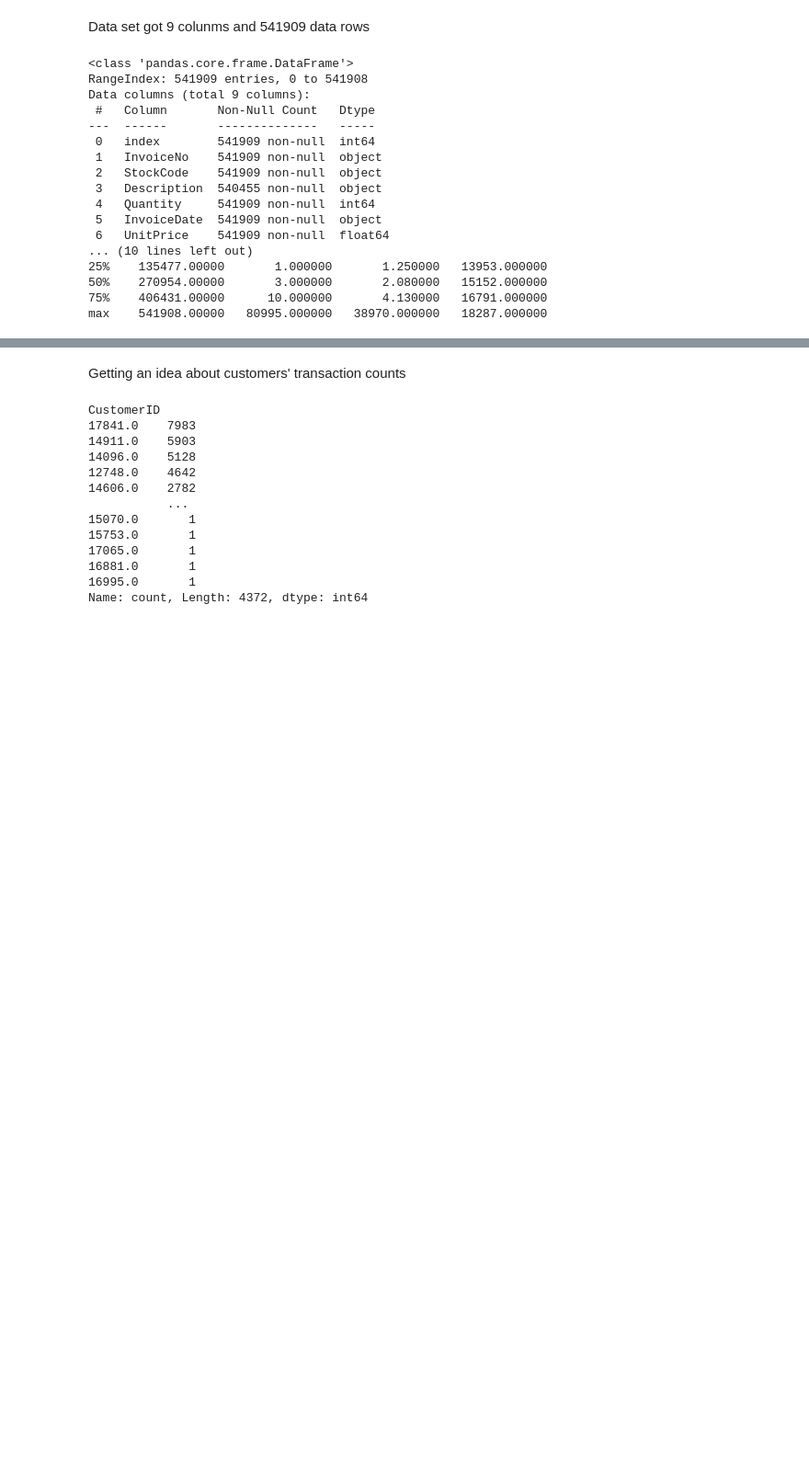
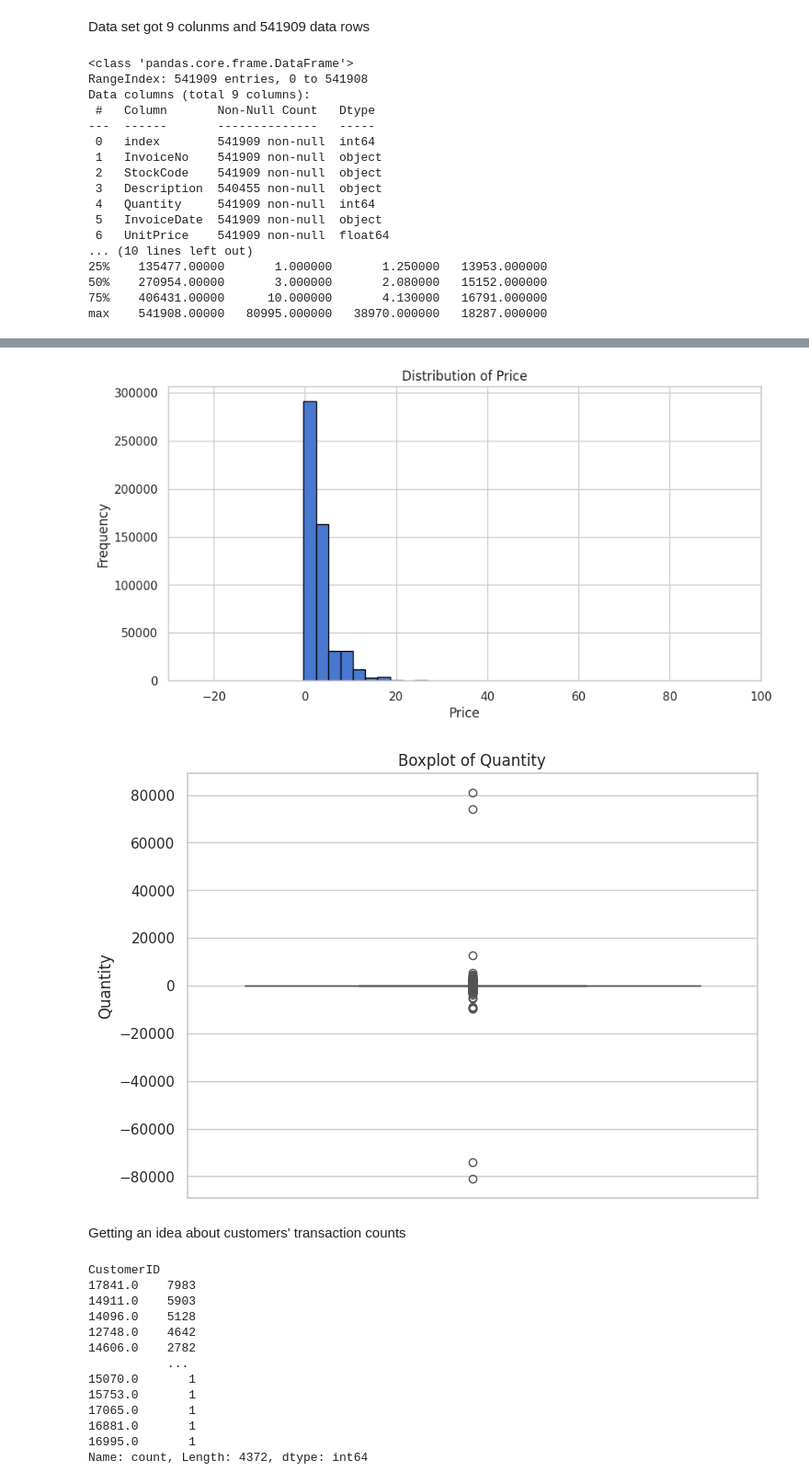
Before and after one commit to j2damax/principles-of-ds-cw02, a Jupyter notebook: nipunaluthge/Principles_of_DS_Group_Assignment_Nip.ipynb, the cells around one changed output, grey strips where cells are left out. Shown at 92% size. Drawn from its saved outputs; the diff is of its cells as text; code cells hidden in the pictures; blank space fills up the shorter version.

```diff
--- a/nipunaluthge/Principles_of_DS_Group_Assignment_Nip.ipynb
+++ b/nipunaluthge/Principles_of_DS_Group_Assignment_Nip.ipynb
@@ -78,3 +76,23 @@ plt.show()
+# %%
+# Plot histogram for 'UnitPrice'
+plt.figure(figsize=(10, 5))
+plt.hist(df['UnitPrice'], bins=bin_edges, edgecolor='black')
+plt.title('Distribution of Price')
+plt.xlabel('Price')
+plt.ylabel('Frequency')
+plt.xlim(-30,100)
+plt.show()
+
+# Create a boxplot for Quantity
+plt.figure(figsize=(8, 6))
+ax = sns.boxplot(y=df['Quantity'])
+plt.title("Boxplot of Quantity")
+plt.ylabel("Quantity")
+
+plt.show()
+# %% [output]
+[figure, added]
+[figure, added]
 # %% [markdown]
 Getting an idea about customers' transaction counts
 # %%
```
Also changed, not shown: parts of 7 cells of this notebook.
